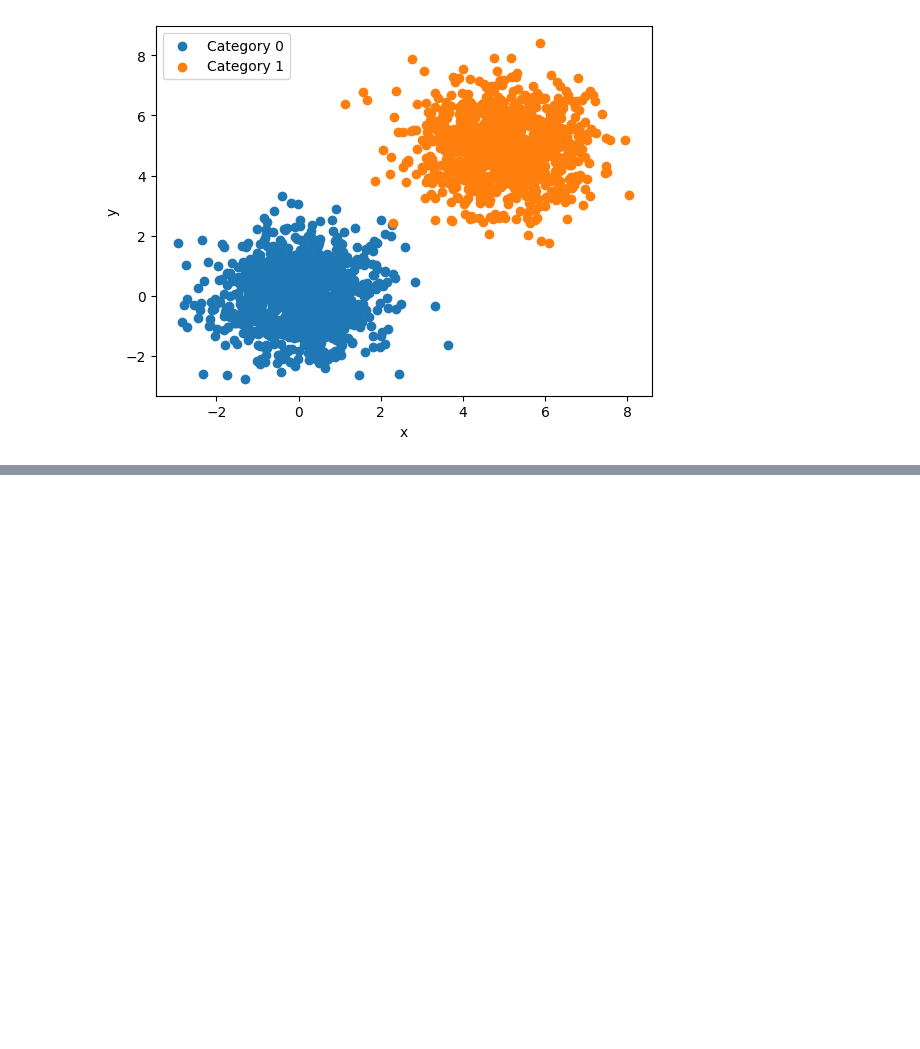
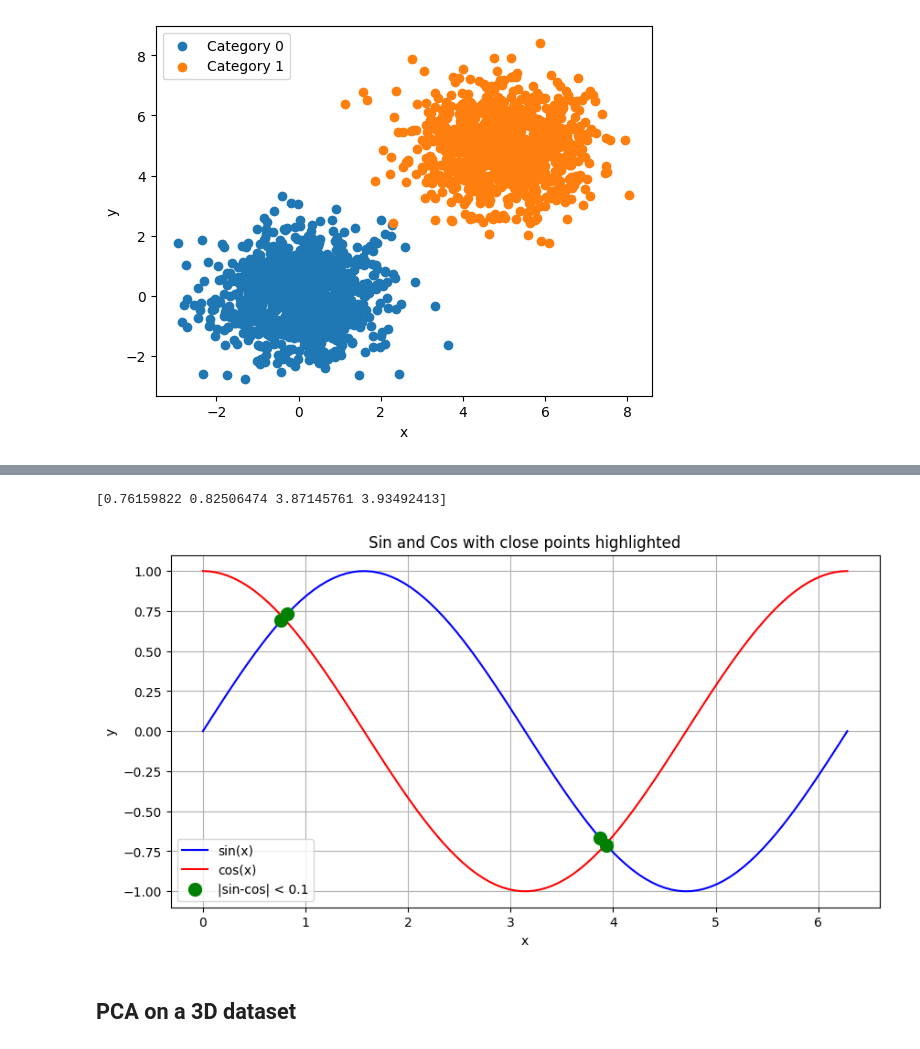
Before and after one commit to melissanespeque/LaboratoryOfComputationalPhysics_Y8, a Jupyter notebook: lcpastudies.ipynb, the cells around one changed output, grey strips where cells are left out. Drawn from its saved outputs; the diff is of its cells as text; code cells hidden in the pictures; blank space fills up the shorter version.

```diff
--- a/lcpastudies.ipynb
+++ b/lcpastudies.ipynb
@@ -886,0 +1001,5 @@ plt.show()
+# %%
+import numpy as np
+
+array = np.linspace(0, 2*np.pi, 100)
+print(array)
@@ -886,0 +1051,24 @@ plt.show()
+# %%
+sin = np.sin(array)
+cos = np.cos(array)
+mask = np.abs(sin - cos) < 0.1
+absdif = array[mask]
+print(absdif)
+# %% [output]
+[0.76159822 0.82506474 3.87145761 3.93492413]
+# %%
+# Plot sin and cos, marking where they are close
+plt.figure(figsize=(10, 5))
+plt.plot(array, sin, 'b-', label='sin(x)')
+plt.plot(array, cos, 'r-', label='cos(x)')
+plt.scatter(absdif, np.sin(absdif), c='green', s=100, zorder=5, label='|sin-cos| < 0.1')
+plt.xlabel('x')
+plt.ylabel('y')
+plt.title('Sin and Cos with close points highlighted')
+plt.legend()
+plt.grid(True)
+plt.show()
+# %% [output]
+[figure, added]
+# %% [markdown]
+## PCA on a 3D dataset
```
Also changed, not shown: parts of 18 cells of this notebook, 2 other files.
